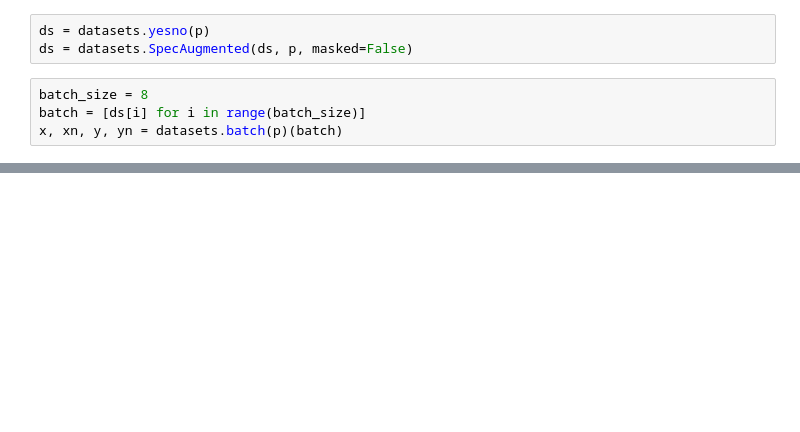
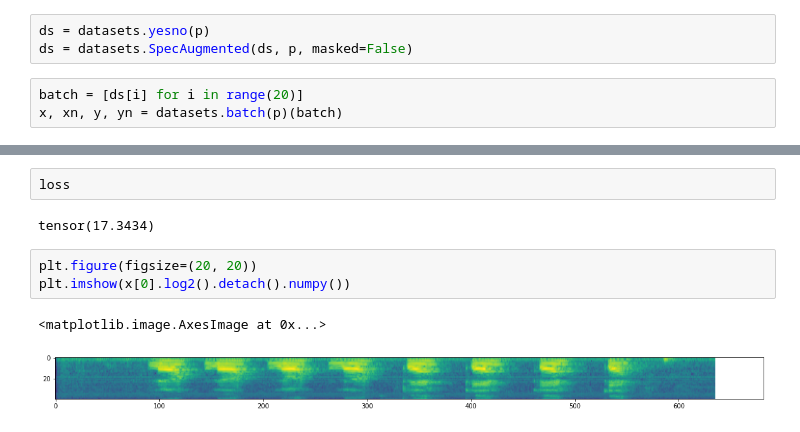
Before and after one commit to feldberlin/deepspeech, a Jupyter notebook: nbs/predict.ipynb, the cells around one changed output, grey strips where cells are left out. Drawn from its saved outputs; the diff is of its cells as text; blank space fills up the shorter version.

```diff
--- a/nbs/predict.ipynb
+++ b/nbs/predict.ipynb
@@ -31,8 +27,7 @@ array(['א', 'כ', 'ל', 'ן', ' ', 'ϵ'], dtype='<U1')
 ds = datasets.yesno(p)
 ds = datasets.SpecAugmented(ds, p, masked=False)
 # %%
-batch_size = 8
-batch = [ds[i] for i in range(batch_size)]
+batch = [ds[i] for i in range(20)]
 x, xn, y, yn = datasets.batch(p)(batch)
 # %%
 yhat, loss = predict.predict(m, x, xn, y, yn)
@@ -54,0 +34,10 @@ for i in range(batch_size):
+# %%
+loss
+# %% [output]
+tensor(17.3434)
+# %%
+plt.figure(figsize=(20, 20))
+plt.imshow(x[0].log2().detach().numpy())
+# %% [output]
+<matplotlib.image.AxesImage at 0x...>
+[figure, added]
```
Also changed, not shown: parts of 6 cells of this notebook, 3 other files.
